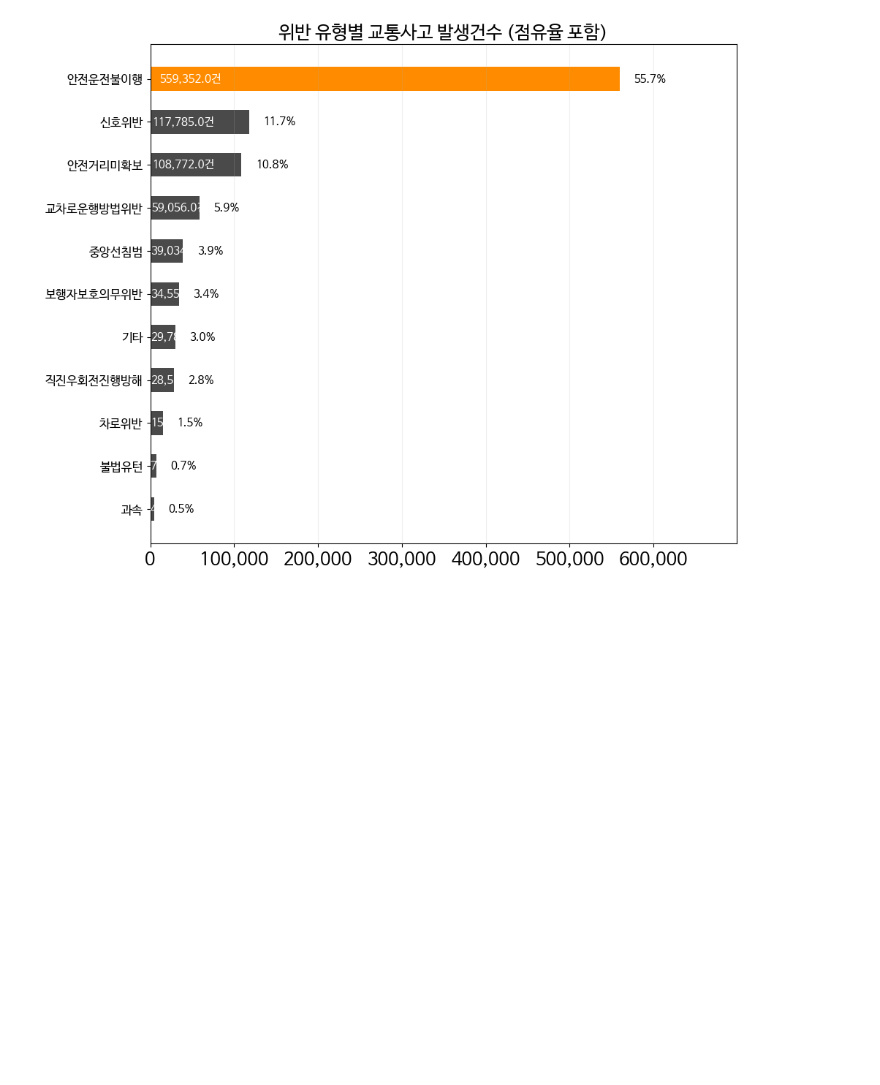
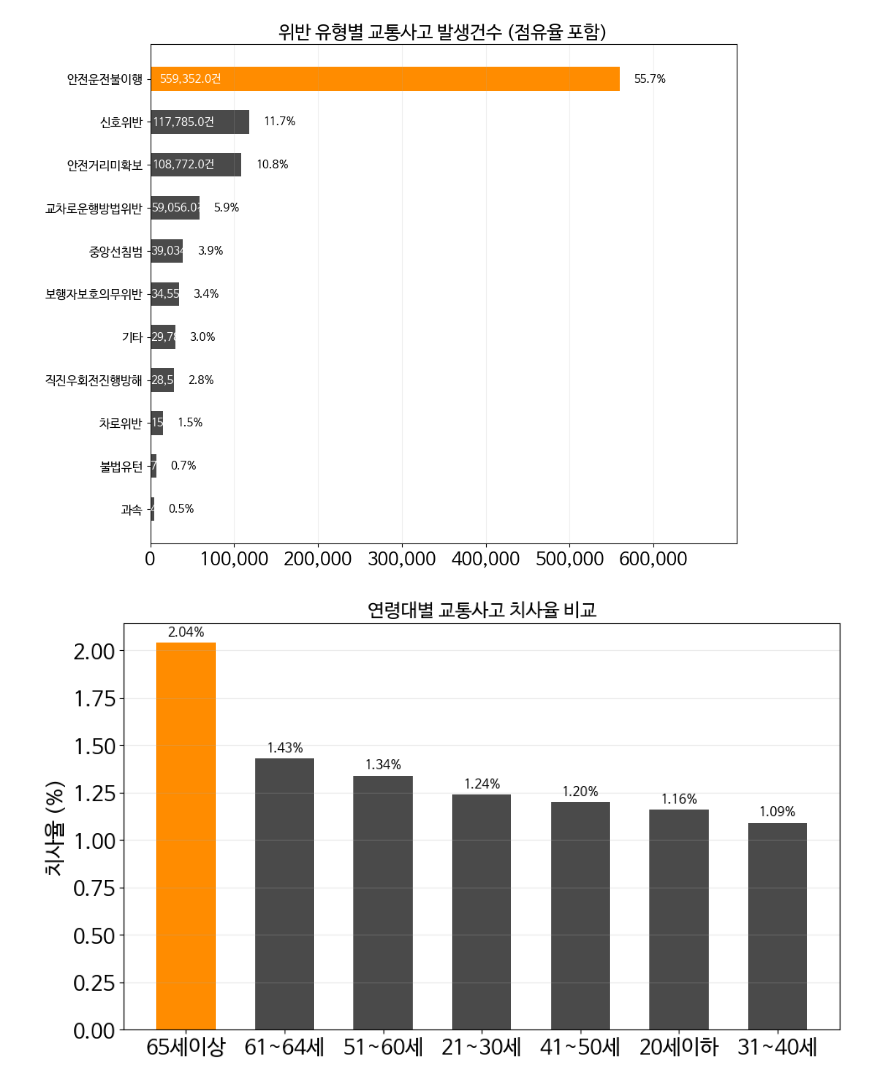
Before and after one commit to bbbbbin2/2025_BigData, a Jupyter notebook: notebook/교통사고_통계_및_예측_시각화.ipynb, the cells around one changed output. Drawn from its saved outputs; the diff is of its cells as text; code cells hidden in the pictures; blank space fills up the shorter version.

```diff
--- a/notebook/교통사고_통계_및_예측_시각화.ipynb
+++ b/notebook/교통사고_통계_및_예측_시각화.ipynb
@@ -1030,3 +1030,41 @@ plot_barh_custom(
 )
 # %% [output]
 [figure]
+# %%
+df_fatal = df_age[["연령대별", "치사율(%)"]].copy()
+df_fatal = df_fatal.sort_values("치사율(%)", ascending=False)
+df_fatal = df_fatal[df_fatal["연령대별"] != "알수없음"]
+
+colors = [
+    "#ff8c00" if age == "65세이상" else "#4a4a4a"
+    for age in df_fatal["연령대별"]
+]
+
+plt.figure(figsize=(10, 6))
+bars = plt.bar(
+    df_fatal["연령대별"],
+    df_fatal["치사율(%)"],
+    color=colors,
+    width=0.6
+)
+
+# 수치 표시
+for b in bars:
+    h = b.get_height()
+    plt.text(
+        b.get_x() + b.get_width() / 2,
+        h + 0.02,
+        f"{h:.2f}%",
+        ha="center",
+        va="bottom",
+        fontsize=11,
+        fontweight="bold"
+    )
+
+plt.title("연령대별 교통사고 치사율 비교", fontsize=16)
+plt.ylabel("치사율 (%)")
+plt.grid(axis="y", alpha=0.25)
+plt.tight_layout()
+plt.show()
+# %% [output]
+[figure, added]
```
Also changed, not shown: parts of 1 cell of this notebook.
